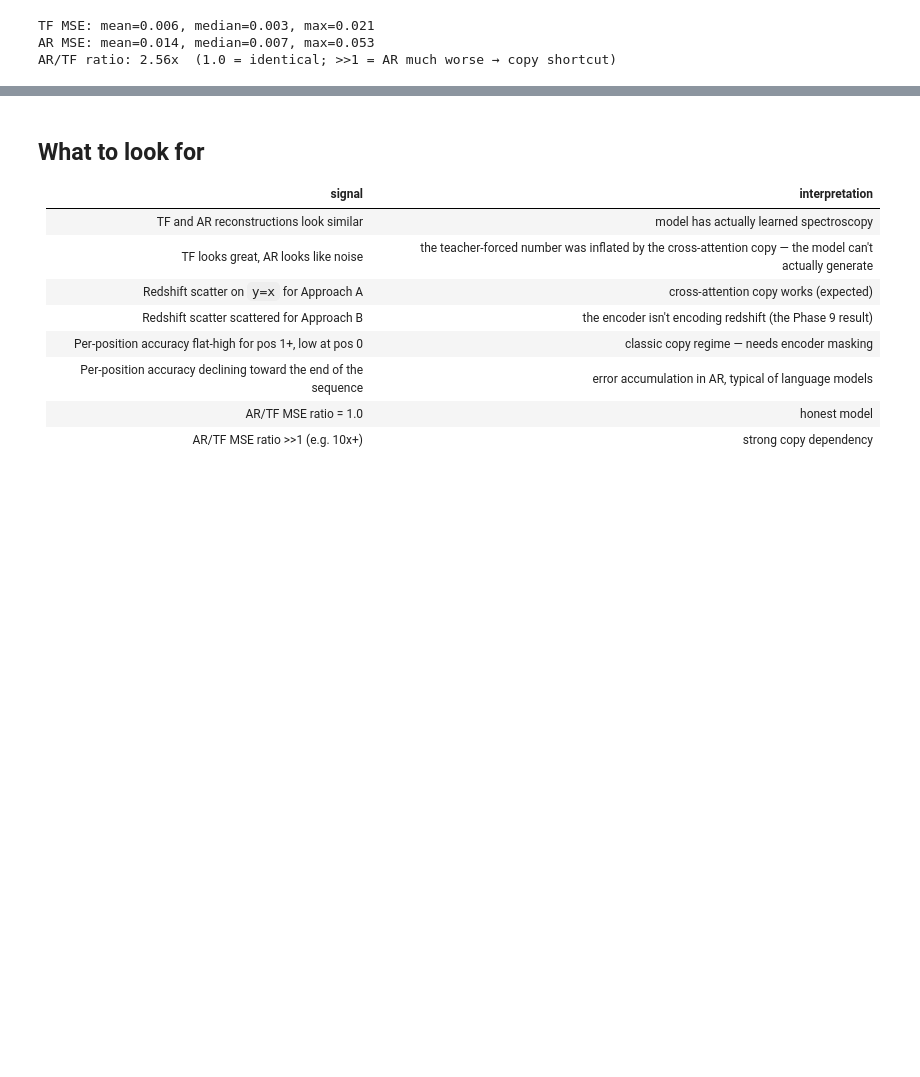
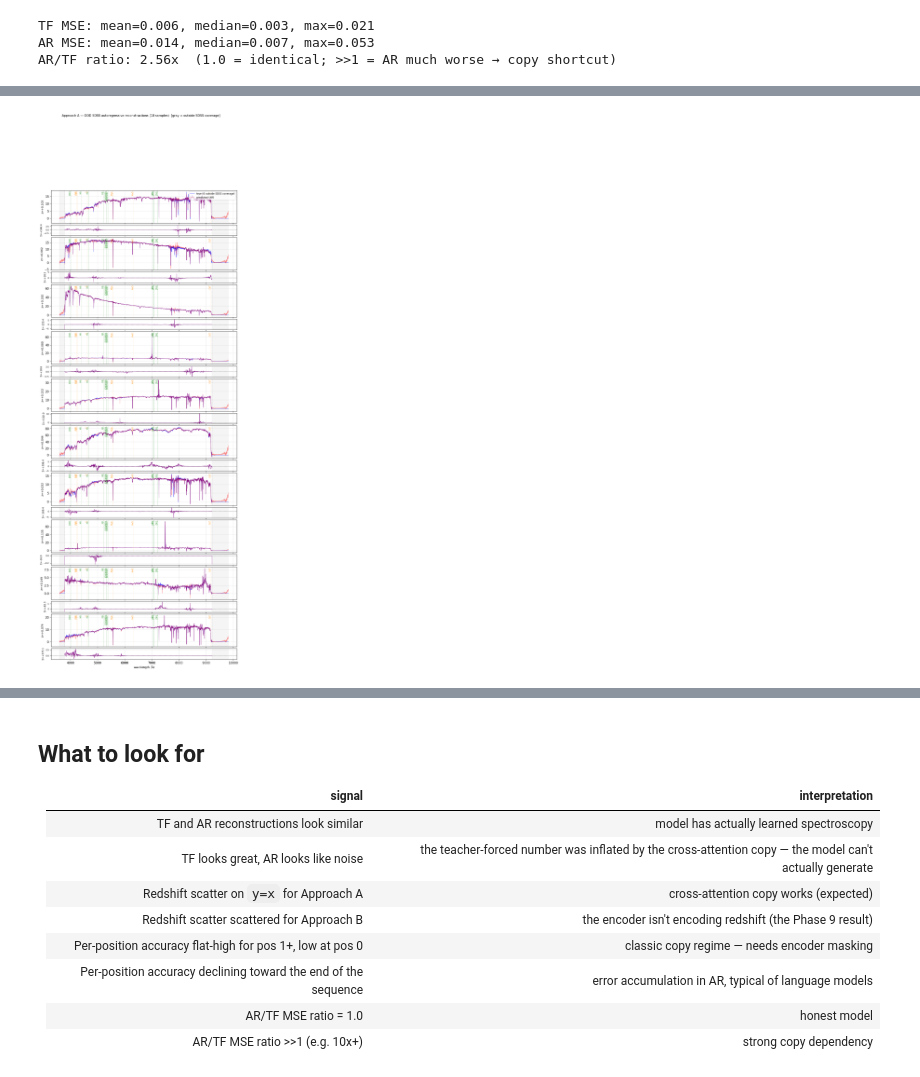
Before and after one commit to Joe2k/Spectrum-FM, a Jupyter notebook: notebooks/07_visualize_predictions.ipynb, the cells around one changed output, grey strips where cells are left out. Saved outputs shown, nothing was run; the diff lists cells and outputs as text; code cells hidden in the pictures; blank space fills up the shorter version.

```diff
--- a/notebooks/07_visualize_predictions.ipynb
+++ b/notebooks/07_visualize_predictions.ipynb
@@ -551,0 +765,55 @@ AR/TF ratio: 2.56x  (1.0 = identical; >>1 = AR much worse → copy shortcut)
+# %%
+sdss_lo, sdss_hi = float(sdss_wave[0]), float(sdss_wave[-1])
+
+# 2 rows per sample: flux row (height 3) + residual row (height 1)
+height_ratios = [h for _ in range(N_OOD) for h in (3, 1)]
+fig, axes = plt.subplots(
+    N_OOD * 2, 1, figsize=(11, N_OOD * 2.8),
+    gridspec_kw={'height_ratios': height_ratios, 'hspace': 0.08},
+)
+
+for i in range(N_OOD):
+    ax_f = axes[i * 2]      # flux row
+    ax_r = axes[i * 2 + 1]  # residual row
+
+    # both arrays are now on the canonical ref_wave grid (LATENT_GRID_SIZE pixels)
+    true_s = to_sdss_grid(ood_true_flux[i])
+    ar_s   = to_sdss_grid(ood_ar_flux[i])
+    resid  = true_s - ar_s
+    resid_sum = float(resid.sum())
+
+    # --- flux row ---
+    ax_f.plot(ref_wave, ood_true_flux[i], color='blue', lw=0.6,
+              label='true (0 outside SDSS coverage)')
+    ax_f.plot(ref_wave, ood_ar_flux[i],   color='red',  lw=0.6, alpha=0.55,
+              label='predicted (AR)')
+    ax_f.axvspan(desi_wave[0], sdss_lo,  alpha=0.08, color='gray')
+    ax_f.axvspan(sdss_hi, desi_wave[-1], alpha=0.08, color='gray')
+    ax_f.axvline(sdss_lo, color='gray', lw=0.8, ls='--', alpha=0.5)
+    ax_f.axvline(sdss_hi, color='gray', lw=0.8, ls='--', alpha=0.5)
+    ax_f.set_ylabel(f'z={ood_specs[i]["z"].item():+.3f}', fontsize=9)
+    mark_lines(ax_f, z, float(desi_wave[0]), float(desi_wave[-1]))
+    ax_f.set_xticklabels([])
+    ax_f.grid(alpha=0.3)
+    if i == 0:
+        ax_f.legend(loc='upper right', fontsize=8)
+
+    # --- residual row ---
+    ax_r.plot(sdss_wave, resid, color='purple', lw=0.6)
+    ax_r.axhline(0, color='k', lw=0.7, ls='--', alpha=0.5)
+    ax_r.axvspan(desi_wave[0], sdss_lo,  alpha=0.08, color='gray')
+    ax_r.axvspan(sdss_hi, desi_wave[-1], alpha=0.08, color='gray')
+    ax_r.set_ylabel(f'$\\Sigma$={resid_sum:+.1f}', fontsize=8, labelpad=4)
+    ax_r.grid(alpha=0.3)
+    ax_r.tick_params(axis='y', labelsize=7)
+    if i < N_OOD - 1:
+        ax_r.set_xticklabels([])
+
+axes[-1].set_xlabel('wavelength (Å)', fontsize=9)
+fig.suptitle(
+    f'Approach {APPROACH.upper()} — OOD SDSS autoregressive reconstructions ({N_OOD} samples)  [gray = outside SDSS coverage]',
+    y=1.005, fontsize=10,
+)
+plt.show()
+# %% [output]
+[figure, added]
```
Also changed, not shown: parts of 13 cells of this notebook, 6 other files.
